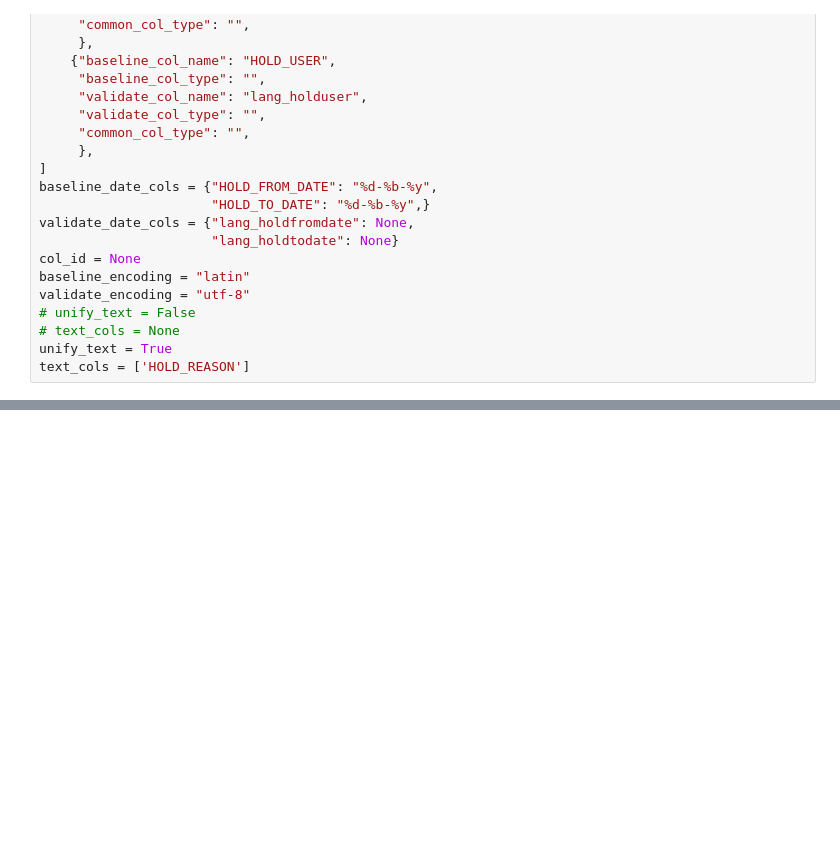
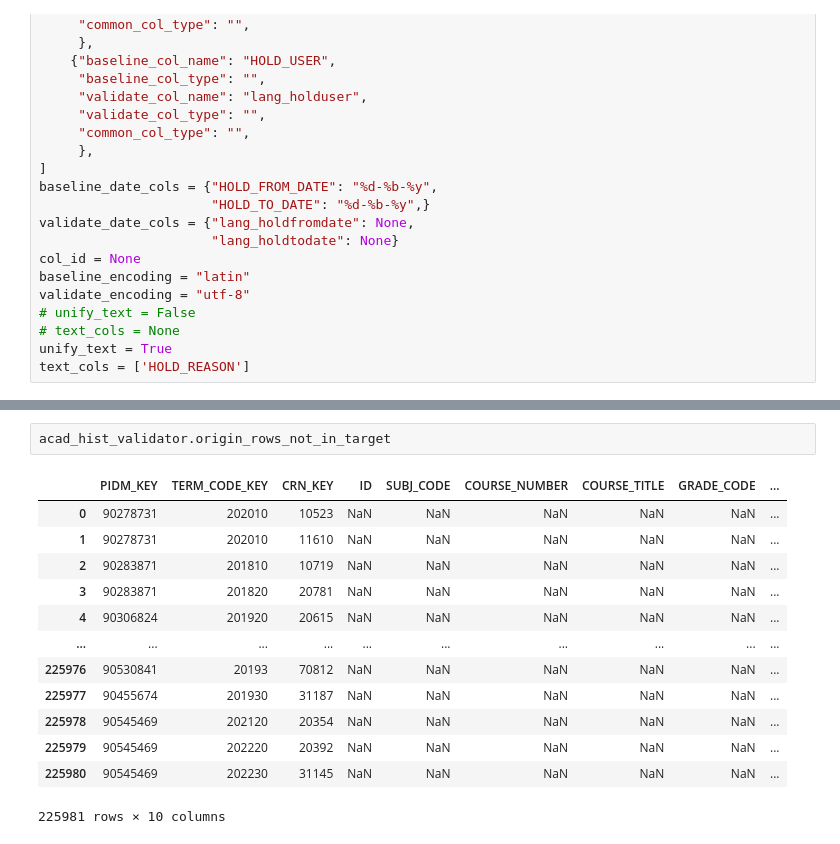
Before and after one commit to JoseTellezRendon/CRM-Validation, a Jupyter notebook: quick_test.ipynb, the cells around one changed output, grey strips where cells are left out. Saved outputs shown, nothing was run; the diff lists cells and outputs as text; blank space fills up the shorter version.

```diff
--- a/quick_test.ipynb
+++ b/quick_test.ipynb
@@ -425,0 +634,16 @@ AttributeError: property 'existence_result' of 'Validator' object has no setter
+# %%
+acad_hist_validator.origin_rows_not_in_target
+# %% [output]
+|  | PIDM_KEY | TERM_CODE_KEY | CRN_KEY | ID | SUBJ_CODE | COURSE_NUMBER | COURSE_TITLE | GRADE_CODE | ... |
+| 0 | 90278731 | 202010 | 10523 | NaN | NaN | NaN | NaN | NaN | ... |
+| 1 | 90278731 | 202010 | 11610 | NaN | NaN | NaN | NaN | NaN | ... |
+| 2 | 90283871 | 201810 | 10719 | NaN | NaN | NaN | NaN | NaN | ... |
+| 3 | 90283871 | 201820 | 20781 | NaN | NaN | NaN | NaN | NaN | ... |
+| 4 | 90306824 | 201920 | 20615 | NaN | NaN | NaN | NaN | NaN | ... |
+| ... | ... | ... | ... | ... | ... | ... | ... | ... | ... |
+| 225976 | 90530841 | 20193 | 70812 | NaN | NaN | NaN | NaN | NaN | ... |
+| 225977 | 90455674 | 201930 | 31187 | NaN | NaN | NaN | NaN | NaN | ... |
+| 225978 | 90545469 | 202120 | 20354 | NaN | NaN | NaN | NaN | NaN | ... |
+| 225979 | 90545469 | 202220 | 20392 | NaN | NaN | NaN | NaN | NaN | ... |
+| 225980 | 90545469 | 202230 | 31145 | NaN | NaN | NaN | NaN | NaN | ... |
+225981 rows × 10 columns
```
Also changed, not shown: parts of 52 cells of this notebook, 1 other file.
